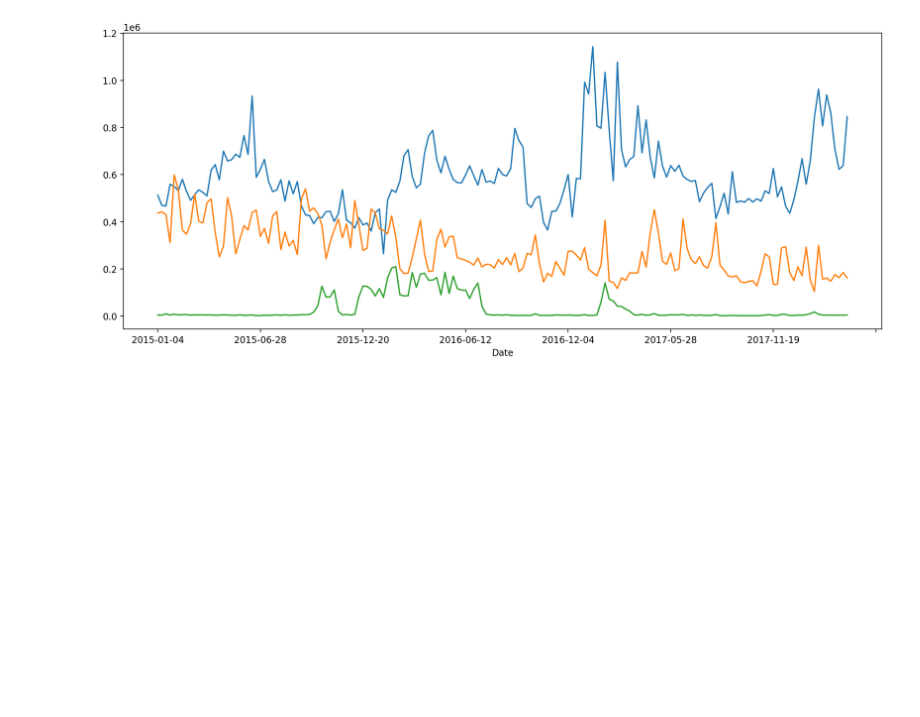
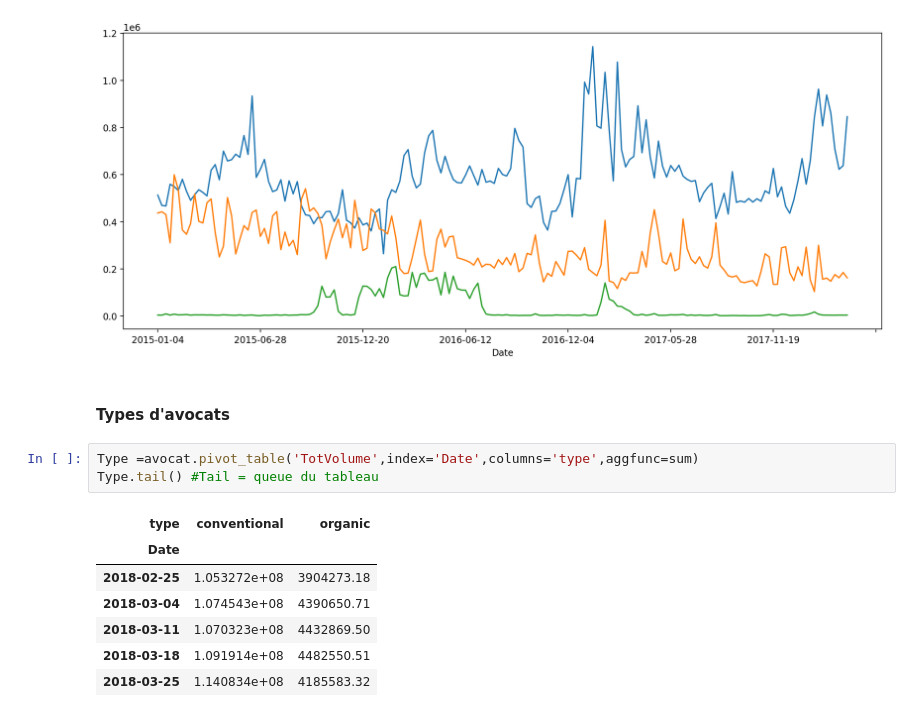
Before and after one commit to Dalawen/A5-PfDA-TD1, a Jupyter notebook: TP Fichier perso (1).ipynb, the cells around one changed output. Saved outputs shown, nothing was run; the diff lists cells and outputs as text; blank space fills up the shorter version.

```diff
--- a/TP Fichier perso.ipynb
+++ b/TP Fichier perso (1).ipynb
@@ -148,3 +150,16 @@ avocat[(avocat.region=="Houston")].groupby("Date").V4770.sum().plot()
 # %% [output]
 <matplotlib.axes._subplots.AxesSubplot at 0x...>
 [figure]
+# %% [markdown]
+#### Types d'avocats
+# %%
+Type =avocat.pivot_table('TotVolume',index='Date',columns='type',aggfunc=sum)
+Type.tail() #Tail = queue du tableau
+# %% [output]
+| type | conventional | organic |
+| Date |  |  |
+| 2018-02-25 | 1.053272e+08 | 3904273.18 |
+| 2018-03-04 | 1.074543e+08 | 4390650.71 |
+| 2018-03-11 | 1.070323e+08 | 4432869.50 |
+| 2018-03-18 | 1.091914e+08 | 4482550.51 |
+| 2018-03-25 | 1.140834e+08 | 4185583.32 |
```
Also changed, not shown: parts of 6 cells of this notebook, 2 other files.
